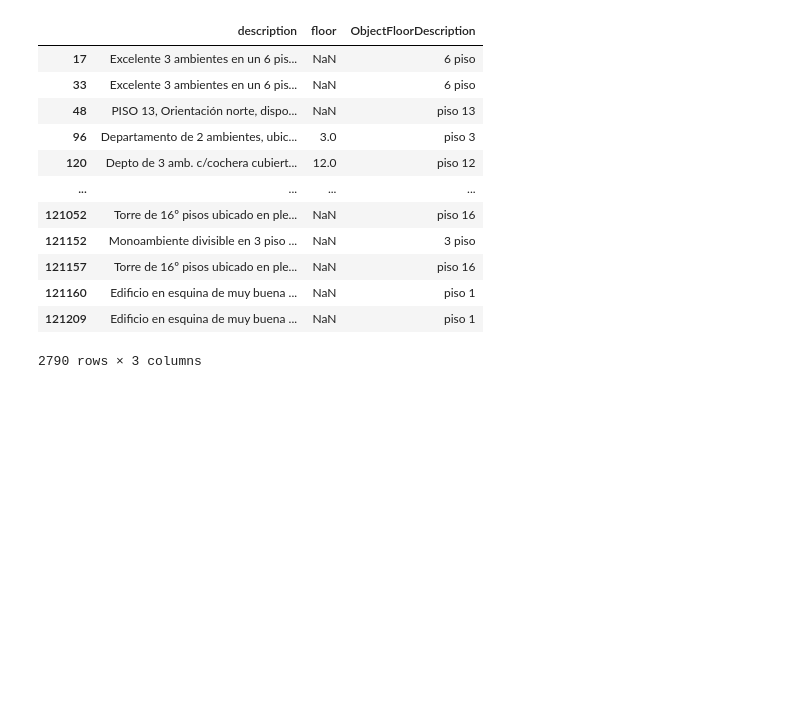
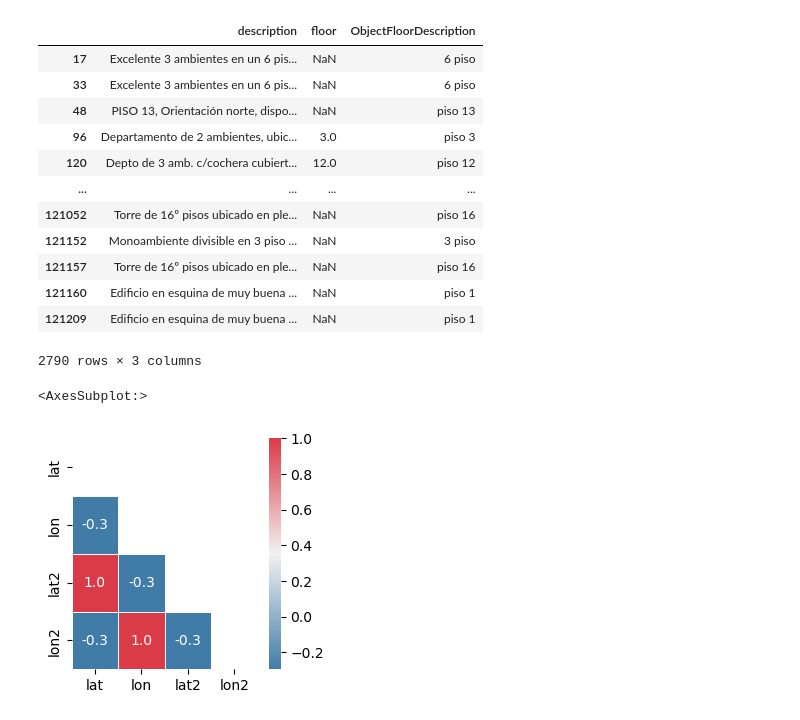
Before and after one commit to JoaquinC-1/TP_DH, a Jupyter notebook: TP_properati.ipynb, the cells around one changed output. Drawn from its saved outputs; the diff is of its cells as text; code cells hidden in the pictures; blank space fills up the shorter version.

```diff
--- a/TP_properati.ipynb
+++ b/TP_properati.ipynb
@@ -513,6 +546,9 @@ U$S 67.000.      1
 USD 30.000       1
 Name: description, Length: 321, dtype: int64
 # %%
+# Elimino los valores con null porque me alteran el resultado
+describe_usd = describe_usd[describe_usd.str.contains("null") == False]
+
 #Reemplazo las palabras por espacio y lo convierto en float
 describe_usd = describe_usd.str.replace(r"(\D)","", flags=re.IGNORECASE).astype(float)
 
@@ -544,10 +580,12 @@ peso_pattern = re.compile(r"(\d*\.*\d*\.*\d+\s*\$|\$\s*\d+\.*\d*\.*\d*)", flags=
 
 describe_pesos = extract_description(peso_pattern,data_usd_description)
 # %%
+# Elimino los valores con null porque me alteran el resultado
+describe_pesos = describe_pesos[describe_pesos.str.contains("null") == False]
+
 #Reemplazo las palabras por espacio y lo convierto en float
 describe_pesos = describe_pesos.str.replace(r"(\D)","", flags=re.IGNORECASE).astype(float)
 
-
 #Elimino los valores menores a 1
 describe_pesos =describe_pesos.loc[describe_pesos > 1]
 # %%
@@ -685,13 +711,20 @@ data_aux_floor
 # %%
 #chequeo que lat-lon sea igual a lat y lon juntos
 #separo y spliteo columna lat-lon
 
 data_lat_lon = data["lat-lon"].str.split(",", expand = True)
 data_lat_lon
 lat2 = data_lat_lon[0].astype(float)
 lon2 = data_lat_lon[1].astype(float)
 
 #creo dataframe com lat, lat2, lon y lon2 y correlaciono
 
 data_lat_lon_correlation = pd.DataFrame({"lat": data["lat"], "lon": data["lon"], "lat2": lat2, "lon2": lon2}).corr()
-data_lat_lon_correlation
+
+fig,ax = plt.subplots(figsize=(3, 3))
+cmap = sns.diverging_palette(240, 10, n=9, as_cmap=True)
+matrix = np.triu(data_lat_lon_correlation)
+sns.heatmap(data_lat_lon_correlation, annot=True, linewidths=.5, fmt= '.1f',ax=ax, cmap=cmap, mask=matrix)
+# %% [output]
+<AxesSubplot:>
+[figure, added]
```
Also changed, not shown: parts of 23 cells of this notebook.
